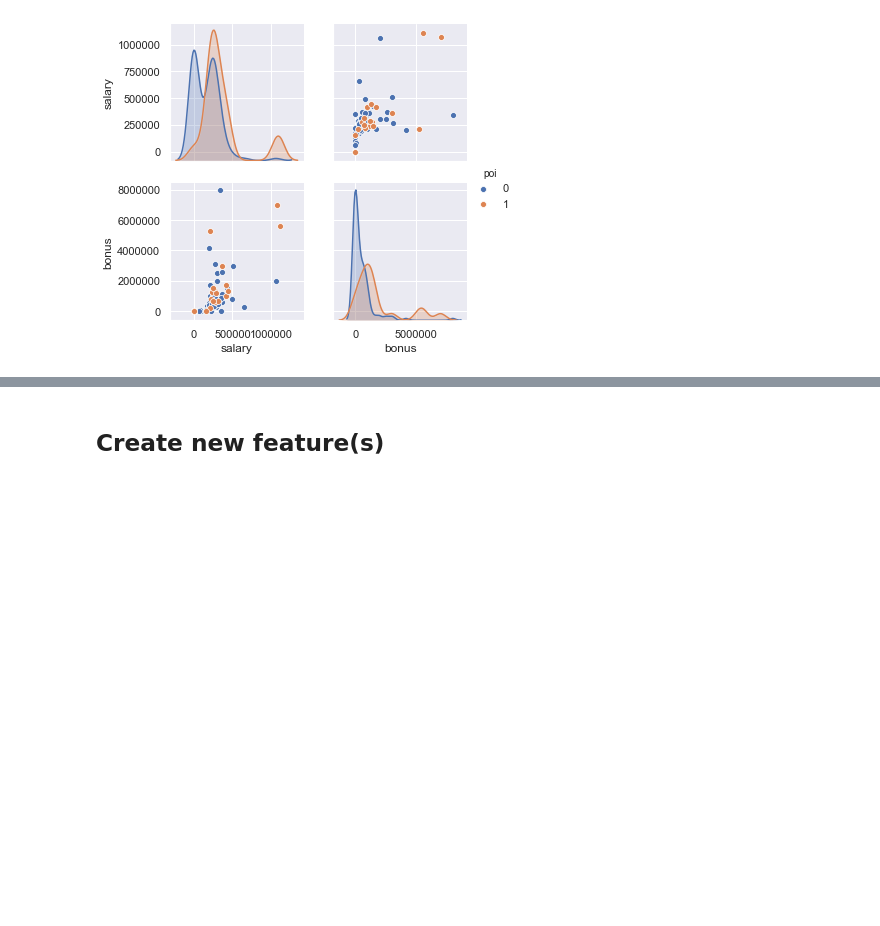
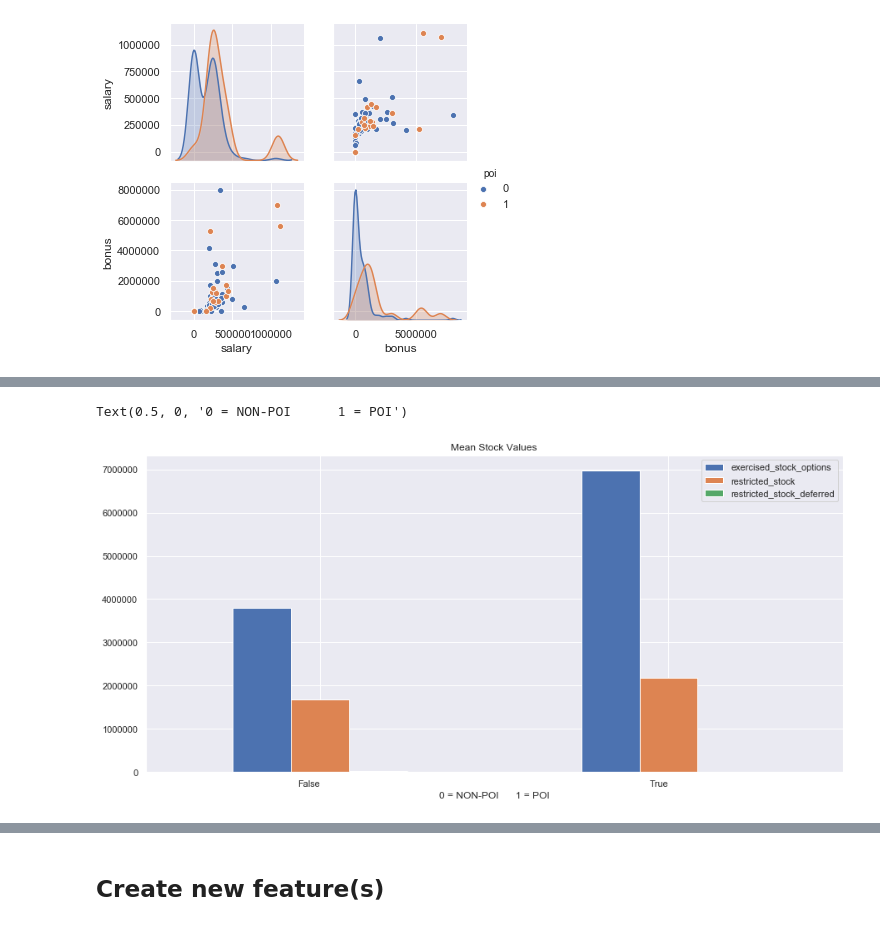
Before and after one commit to RicardoFideles/Applying-Machine-Learning-for-fraude-detection-in-the-Enron-financial-dataset, a Jupyter notebook: post.ipynb, the cells around one changed output, grey strips where cells are left out. Saved outputs shown, nothing was run; the diff lists cells and outputs as text; code cells hidden in the pictures; blank space fills up the shorter version.

```diff
--- a/post.ipynb
+++ b/post.ipynb
@@ -332,0 +346,12 @@ sns.pairplot(df,hue='poi',vars=['salary','bonus'], diag_kind='kde');
+# %%
+features_stock = ['exercised_stock_options', 'restricted_stock', 'restricted_stock_deferred']
+
+df_stock_poi = df.groupby("poi")[features_stock].mean()
+
+fig, ax = plt.subplots(figsize=(15,7))
+df_stock_poi.plot.bar(ax=ax).set_title('Mean Stock Values')
+plt.xticks(rotation=0, ha="right")
+plt.xlabel("0 = NON-POI      1 = POI")
+# %% [output]
+Text(0.5, 0, '0 = NON-POI      1 = POI')
+[figure, added]
```
Also changed, not shown: parts of 10 cells of this notebook.
